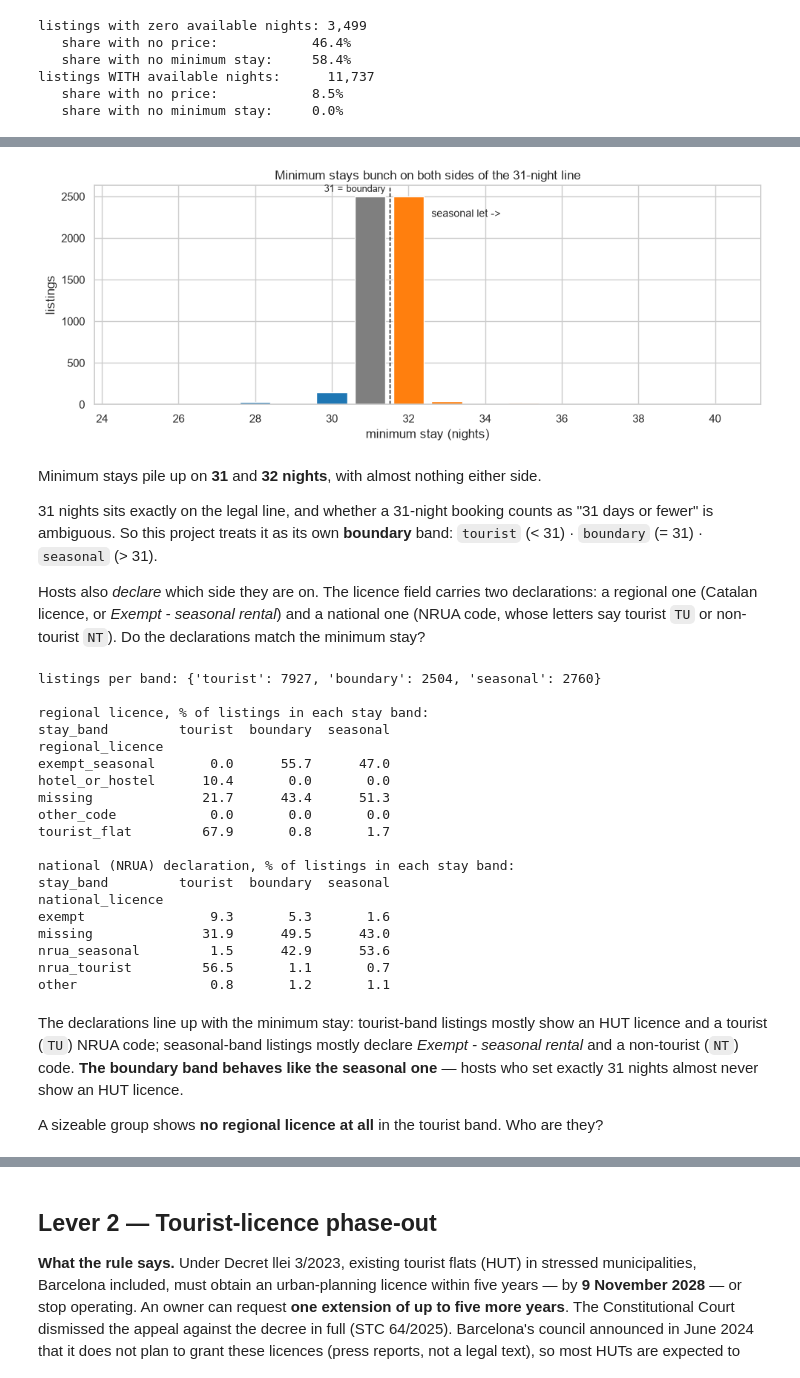
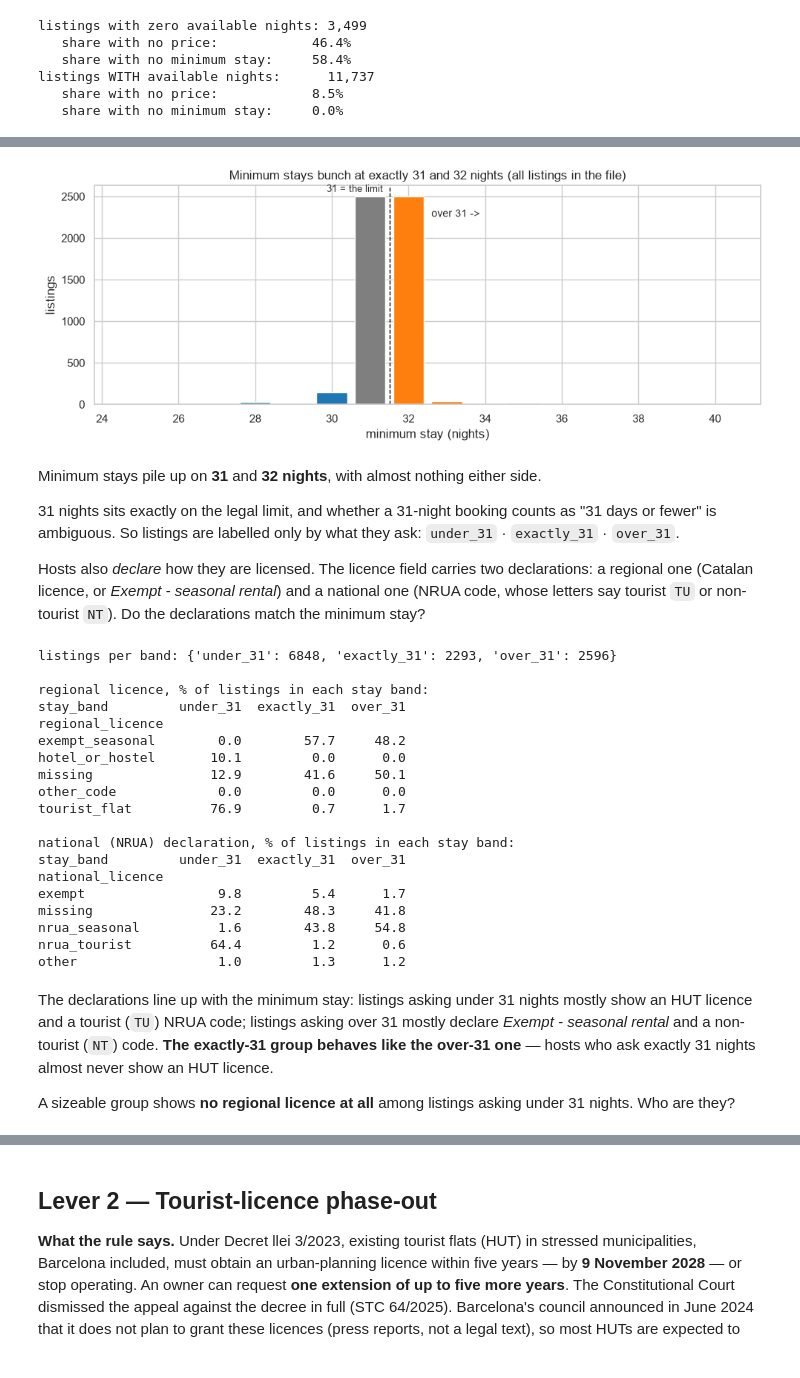
Before and after one commit to renzorico/spain-housing-str-analysis, a Jupyter notebook: notebooks/01_cleaning_eda.ipynb, the cells around one changed output, grey strips where cells are left out. Drawn from its saved outputs; the diff is of its cells as text; code cells hidden in the pictures.

Commit message:
notebook 01: observed labels, one population, corrected claims about missing prices and licences

```diff
--- a/notebooks/01_cleaning_eda.ipynb
+++ b/notebooks/01_cleaning_eda.ipynb
@@ -109,37 +133,38 @@ listings requiring more than 31 nights: 2,760 (18.1% of all listings)
 # %%
 # Zoom in on the line: minimum stays from 25 to 40 nights
 window = raw["minimum_nights"].between(25, 40)
 counts = raw.loc[window, "minimum_nights"].value_counts().sort_index()
 
 fig, ax = plt.subplots(figsize=(10, 4))
-band_colors = {"tourist": "tab:blue", "boundary": "tab:gray", "seasonal": "tab:orange"}
+band_colors = {"under_31": "tab:blue", "exactly_31": "tab:gray", "over_31": "tab:orange"}
 colors = [band_colors[b] for b in cleaning.stay_band(pd.Series(counts.index))]
 ax.bar(counts.index.astype(int), counts.values, color=colors)
-ax.axvline(cfg.MAX_TOURIST_NIGHTS + 0.5, color="black", linestyle="--", linewidth=1)
-ax.text(cfg.MAX_TOURIST_NIGHTS + 1.6, counts.max() * 0.9, "seasonal let ->", fontsize=10)
-ax.text(cfg.MAX_TOURIST_NIGHTS - 0.4, counts.max() * 1.02, "31 = boundary", fontsize=9, ha="center")
+ax.axvline(cfg.STAY_LINE_NIGHTS + 0.5, color="black", linestyle="--", linewidth=1)
+ax.text(cfg.STAY_LINE_NIGHTS + 1.6, counts.max() * 0.9, "over 31 ->", fontsize=10)
+ax.text(cfg.STAY_LINE_NIGHTS - 0.4, counts.max() * 1.02, "31 = the limit", fontsize=9, ha="center")
 ax.set_xlabel("minimum stay (nights)")
 ax.set_ylabel("listings")
-ax.set_title("Minimum stays bunch on both sides of the 31-night line")
+ax.set_title("Minimum stays bunch at exactly 31 and 32 nights (all listings in the file)")
 fig.tight_layout()
 fig.savefig(cfg.FIGURES_DIR / "01_minimum_nights.png", dpi=150, bbox_inches="tight")
 # %% [output]
-[figure, old version]
+[figure, new version]
 # %% [markdown]
 Minimum stays pile up on **31** and **32 nights**, with almost nothing
 either side.
 
-31 nights sits exactly on the legal line, and whether a 31-night booking
-counts as "31 days or fewer" is ambiguous. So this project treats it as its
-own **boundary** band: `tourist` (< 31) · `boundary` (= 31) · `seasonal` (> 31).
+31 nights sits exactly on the legal limit, and whether a 31-night booking
+counts as "31 days or fewer" is ambiguous. So listings are labelled only by
+what they ask: `under_31` · `exactly_31` · `over_31`.
 
-Hosts also *declare* which side they are on. The licence field carries
+Hosts also *declare* how they are licensed. The licence field carries
 two declarations: a regional one (Catalan licence, or *Exempt - seasonal
 rental*) and a national one (NRUA code, whose letters say tourist `TU` or
 non-tourist `NT`). Do the declarations match the minimum stay?
 # %%
-feat = cleaning.add_columns(raw.dropna(subset=["minimum_nights"]))
-bands = ["tourist", "boundary", "seasonal"]
+feat = cleaning.add_columns(raw)
+feat = feat[feat["is_active"]]   # listings with open dates: the website's population
+bands = ["under_31", "exactly_31", "over_31"]
 
 def pct_by_band(column):
     table = pd.crosstab(feat[column], feat["stay_band"], normalize="columns") * 100
@@ -153,32 +178,32 @@ print()
 print("national (NRUA) declaration, % of listings in each stay band:")
 print(pct_by_band("national_licence").to_string())
 # %% [output]
-listings per band: {'tourist': 7927, 'boundary': 2504, 'seasonal': 2760}
+listings per band: {'under_31': 6848, 'exactly_31': 2293, 'over_31': 2596}
 
 regional licence, % of listings in each stay band:
-stay_band         tourist  boundary  seasonal
+stay_band         under_31  exactly_31  over_31
 regional_licence
-exempt_seasonal       0.0      55.7      47.0
-hotel_or_hostel      10.4       0.0       0.0
-missing              21.7      43.4      51.3
-other_code            0.0       0.0       0.0
-tourist_flat         67.9       0.8       1.7
+exempt_seasonal        0.0        57.7     48.2
+hotel_or_hostel       10.1         0.0      0.0
+missing               12.9        41.6     50.1
+other_code             0.0         0.0      0.0
+tourist_flat          76.9         0.7      1.7
 
 national (NRUA) declaration, % of listings in each stay band:
-stay_band         tourist  boundary  seasonal
+stay_band         under_31  exactly_31  over_31
 national_licence
-exempt                9.3       5.3       1.6
-missing              31.9      49.5      43.0
-nrua_seasonal         1.5      42.9      53.6
-nrua_tourist         56.5       1.1       0.7
-other                 0.8       1.2       1.1
+exempt                 9.8         5.4      1.7
+missing               23.2        48.3     41.8
+nrua_seasonal          1.6        43.8     54.8
+nrua_tourist          64.4         1.2      0.6
+other                  1.0         1.3      1.2
 # %% [markdown]
-The declarations line up with the minimum stay: tourist-band listings
-mostly show an HUT licence and a tourist (`TU`) NRUA code; seasonal-band
-listings mostly declare *Exempt - seasonal rental* and a non-tourist (`NT`)
-code. **The boundary band behaves like the seasonal one** — hosts who set
-exactly 31 nights almost never show an HUT licence.
+The declarations line up with the minimum stay: listings asking under 31
+nights mostly show an HUT licence and a tourist (`TU`) NRUA code; listings
+asking over 31 mostly declare *Exempt - seasonal rental* and a non-tourist
+(`NT`) code. **The exactly-31 group behaves like the over-31 one** — hosts who
+ask exactly 31 nights almost never show an HUT licence.
 
-A sizeable group shows **no regional licence at all** in the tourist band.
-Who are they?
+A sizeable group shows **no regional licence at all** among listings asking
+under 31 nights. Who are they?
 # %%
```
Also changed, not shown: parts of 19 cells of this notebook, 2 other files.
